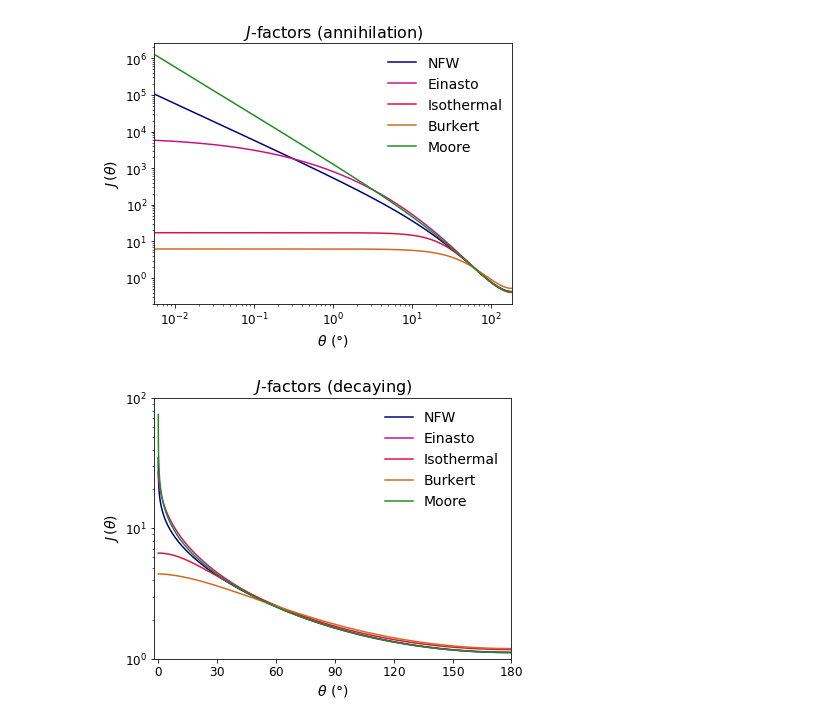
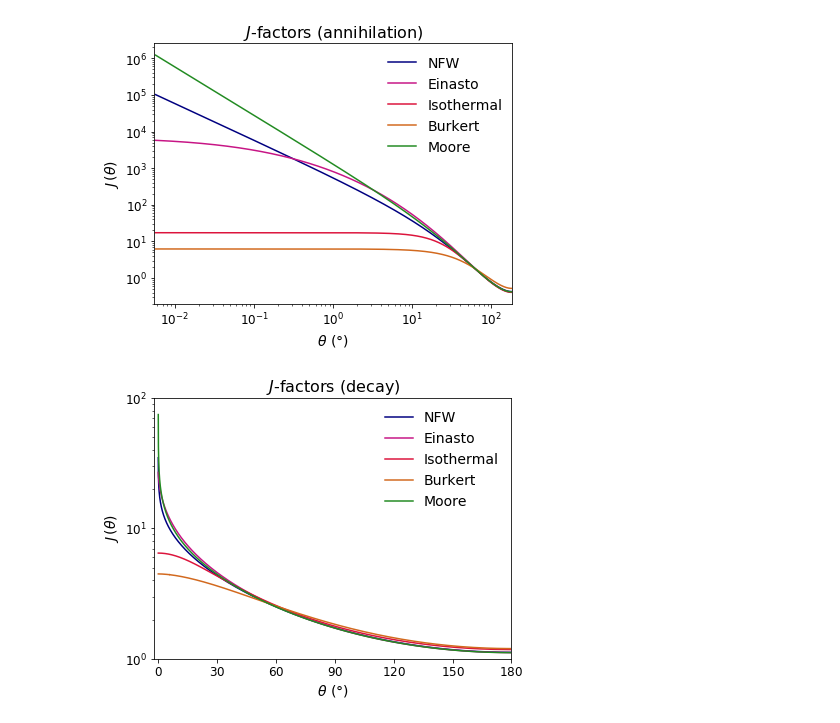
Before and after one commit to mpotto/astroph, a Jupyter notebook: assignments/dm-profiles-j-factors.ipynb, the cells around one changed output. Drawn from its saved outputs; the diff is of its cells as text; code cells hidden in the pictures.

```diff
--- a/assignments/dm-profiles-j-factors.ipynb
+++ b/assignments/dm-profiles-j-factors.ipynb
@@ -158,20 +158,20 @@ plt.show()
 # %%
 fig, ax = plt.subplots()
 ax.plot(thetas_deg, nfw_decay, color='navy', label='NFW')
 ax.plot(thetas_deg, einasto_decay, color='mediumvioletred', label='Einasto')
 ax.plot(thetas_deg, isothermal_decay, color='crimson', label='Isothermal')
 ax.plot(thetas_deg, burkert_decay, color='chocolate', label='Burkert')
 ax.plot(thetas_deg, moore_decay, color='forestgreen', label='Moore')
 ax.set_yscale('log')
 ax.set_ylim(1, 1e2)
 ax.set_xlim(-2, 180)
 ax.set_xticks(np.arange(0, 181, 30))
 ax.set_xlabel(r"$\theta$ ($\degree$)")
 ax.set_ylabel(r"$J \, (\theta)$")
 
-plt.title(r'$J$-factors (decaying)')
+plt.title(r'$J$-factors (decay)')
 plt.legend(frameon=False, loc='upper right')
 plt.ticklabel_format(axis='x', style='plain')
 plt.show()
 # %% [output]
-[figure, old version]
+[figure, new version]
```
Also changed, not shown: parts of 1 cell of this notebook, 4 other files.
